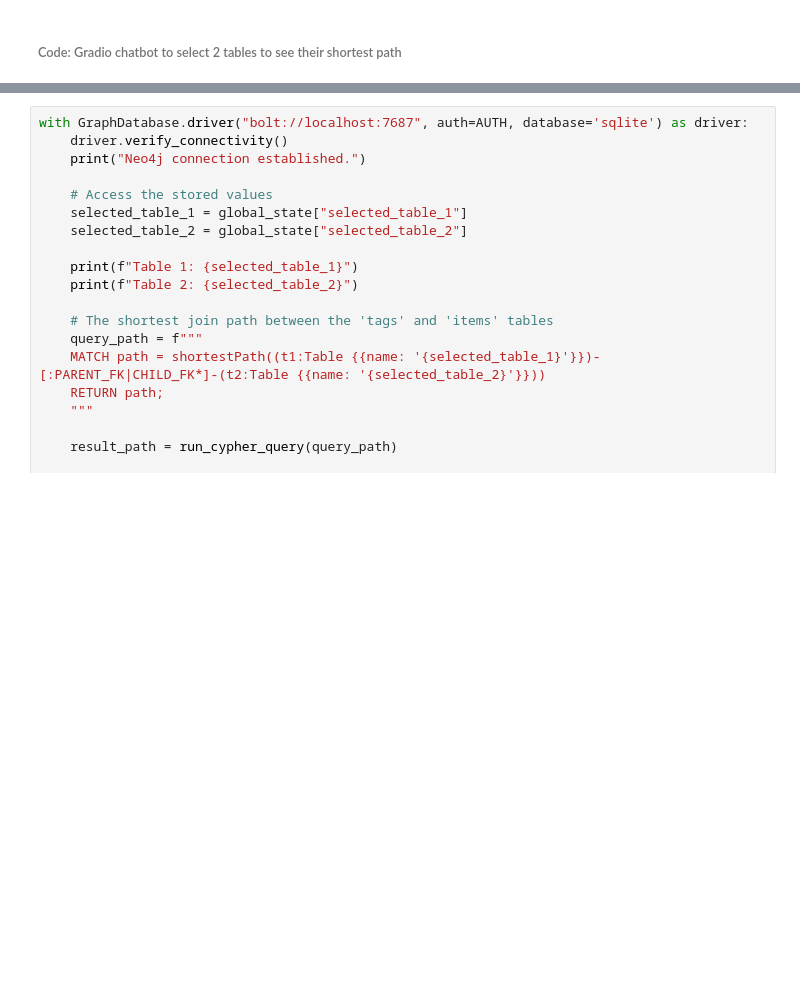
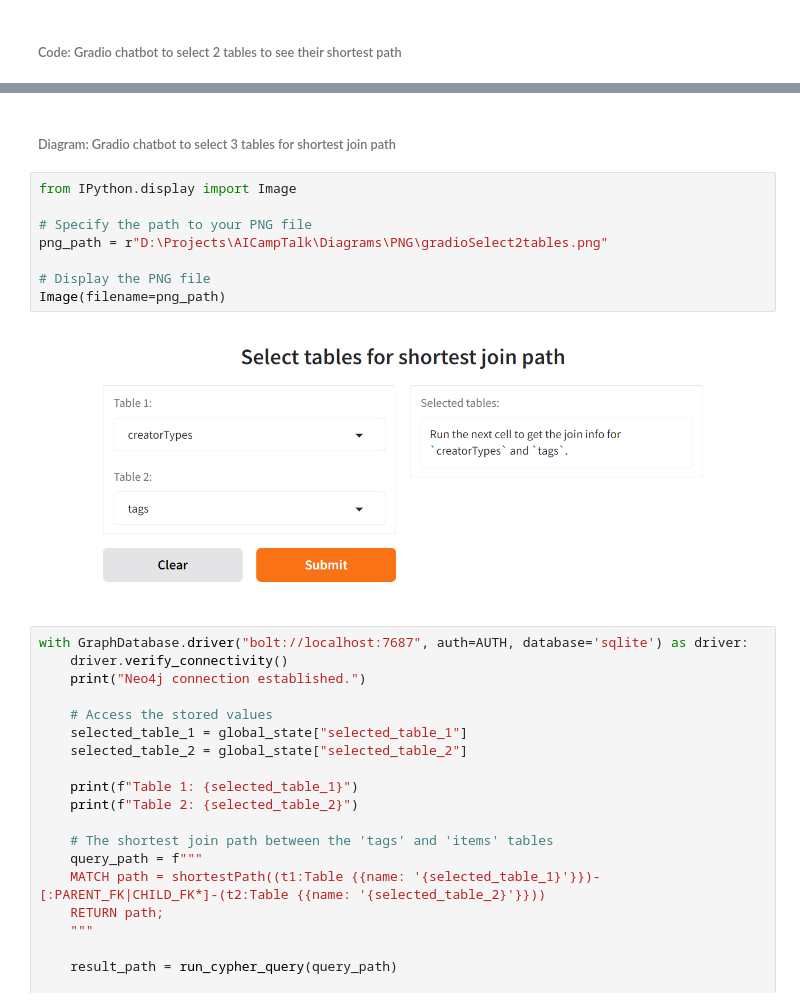
Before and after one commit to georgejaymcmc/AICampKGTalk, a Jupyter notebook: AICampKGTalk.ipynb, the cells around one changed output, grey strips where cells are left out. Cells and saved outputs as stored; diff of their text form; blank space fills up the shorter version.

```diff
--- a/AICampKGTalk.ipynb
+++ b/AICampKGTalk.ipynb
@@ -851,6 +925,18 @@ demo.launch()
 
 To create a public link, set `share=True` in `launch()`.
 [interactive output not drawn]
+# %% [markdown]
+###### Diagram: Gradio chatbot to select 3 tables for shortest join path
+# %%
+from IPython.display import Image
+
+# Specify the path to your PNG file
+png_path = r"D:\Projects\AICampTalk\Diagrams\PNG\gradioSelect2tables.png"
+
+# Display the PNG file
+Image(filename=png_path)
+# %% [output]
+[figure, added]
 # %%
 with GraphDatabase.driver("bolt://localhost:7687", auth=AUTH, database='sqlite') as driver:
     driver.verify_connectivity()
```
Also changed, not shown: parts of 28 cells of this notebook, 15 other files.
